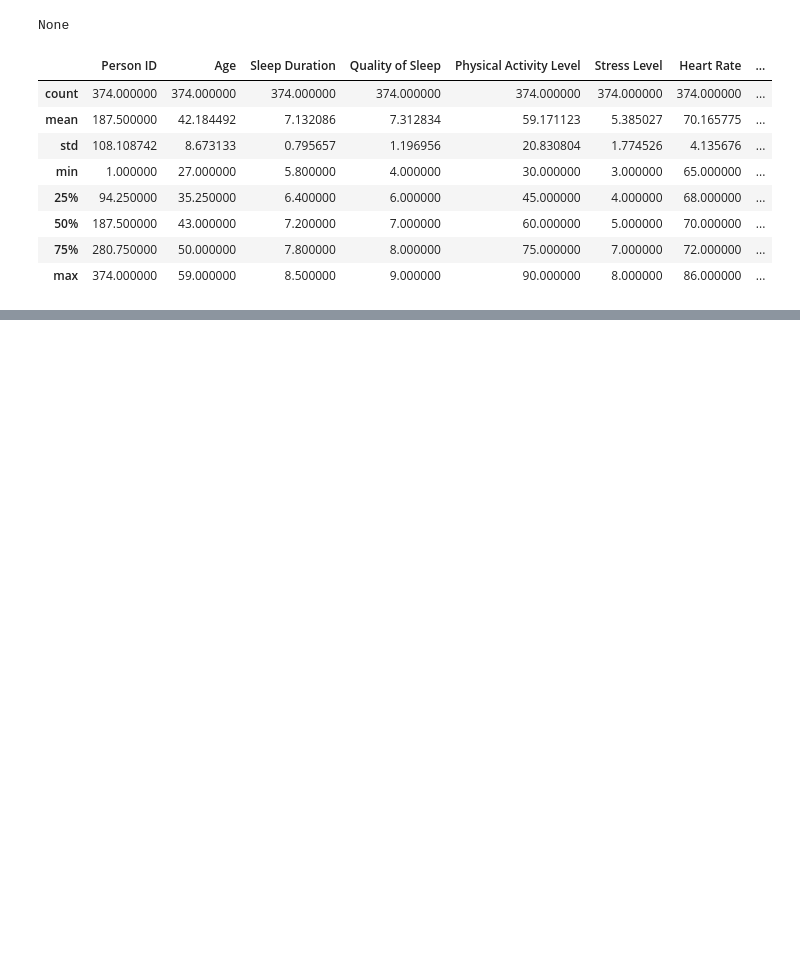
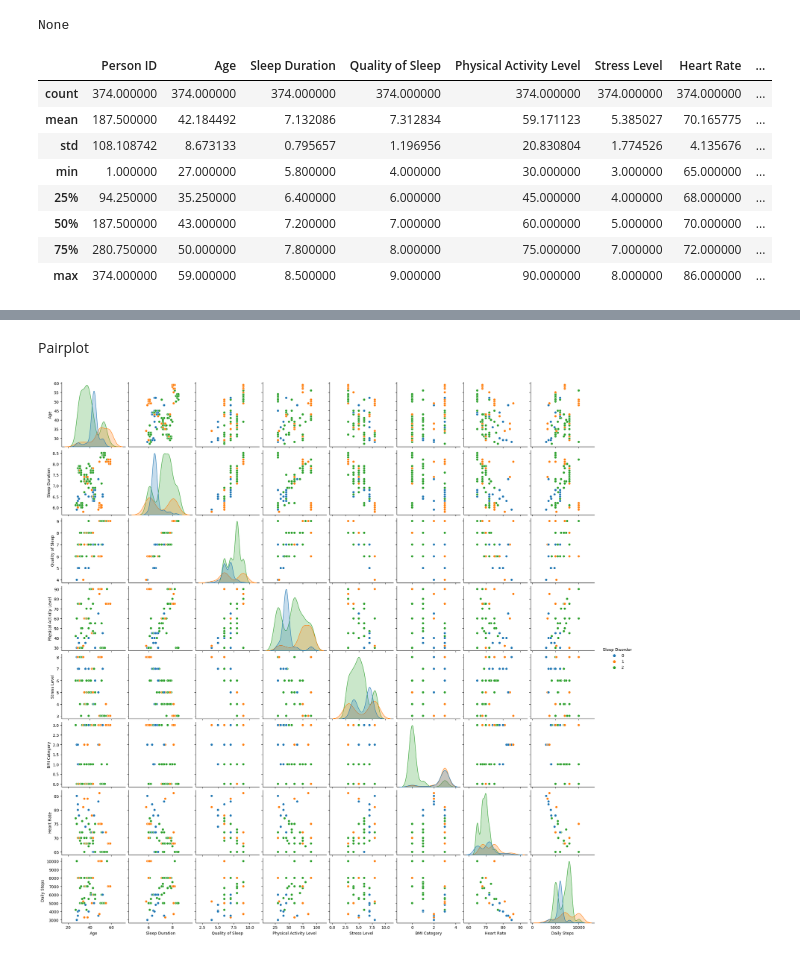
Before and after one commit to felipeyounan/Sleep_health_and_lifestyle_dataset, a Jupyter notebook: main.ipynb, the cells around one changed output, grey strips where cells are left out. Drawn from its saved outputs; the diff is of its cells as text; code cells hidden in the pictures; blank space fills up the shorter version.

```diff
--- a/main.ipynb
+++ b/main.ipynb
@@ -77,17 +90,11 @@ None
 data = data.drop('Person ID', axis=1)
 # %%
 display(data['Occupation'].unique())
-data = data.groupby('Occupation').apply(lambda x: x.sort_values('Stress Level', ascending=False))
-display(data1)
-#Sleep Disorder
-    #0 - Insomnia
-    #1 - Sleep Apnea
-    #2 - NaN
-#BMI Category
-    # Overwight 3
-    # Normal 0
-    # Obese 2
-    # Normal Weight 1
+display(data['BMI Category'].unique())
+display(data['Sleep Disorder'].unique())
+display(data['Blood Pressure'].unique())
+#data1 = data.groupby('Occupation').apply(lambda x: x.sort_values('Stress Level', ascending=False))
+#display(data1)
 # %% [output]
 array(['Software Engineer', 'Doctor', 'Sales Representative', 'Teacher',
        'Nurse', 'Engineer', 'Accountant', 'Scientist', 'Lawyer',
@@ -197,0 +240,10 @@ P-valor: 1.9177920083864673e-14
+# %% [markdown]
+Pairplot
+# %%
+sns.pairplot(data, hue='Sleep Disorder', palette='tab10');
+#Sleep Disorder
+    #0 - Insomnia
+    #1 - Sleep Apnea
+    #2 - NaN
+# %% [output]
+[figure, added]
```
Also changed, not shown: parts of 12 cells of this notebook.
